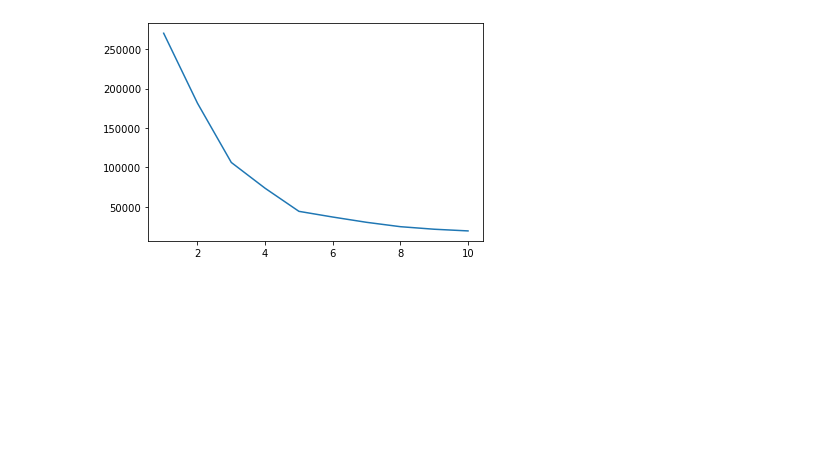
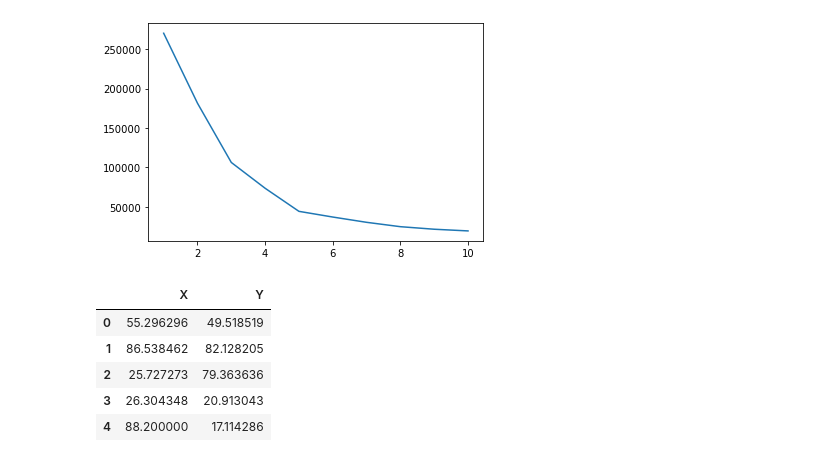
Before and after one commit to drigger091/Customer_segmentation-with-python, a Jupyter notebook: main.ipynb, the cells around one changed output. Drawn from its saved outputs; the diff is of its cells as text; code cells hidden in the pictures; blank space fills up the shorter version.

```diff
--- a/main.ipynb
+++ b/main.ipynb
@@ -310,3 +313,12 @@ plt.plot(range(1,11),inertia_Scores2)
+# %%
+centers.head()
+# %% [output]
+|  | X | Y |
+| 0 | 55.296296 | 49.518519 |
+| 1 | 86.538462 | 82.128205 |
+| 2 | 25.727273 | 79.363636 |
+| 3 | 26.304348 | 20.913043 |
+| 4 | 88.200000 | 17.114286 |
 # %%
 #better representation of why we took 5 clusters
 
```
Also changed, not shown: parts of 7 cells of this notebook.
